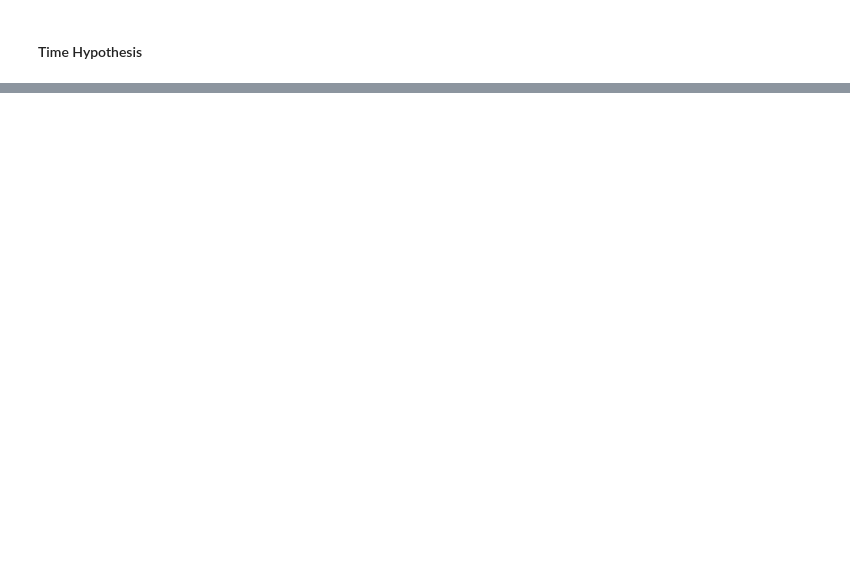
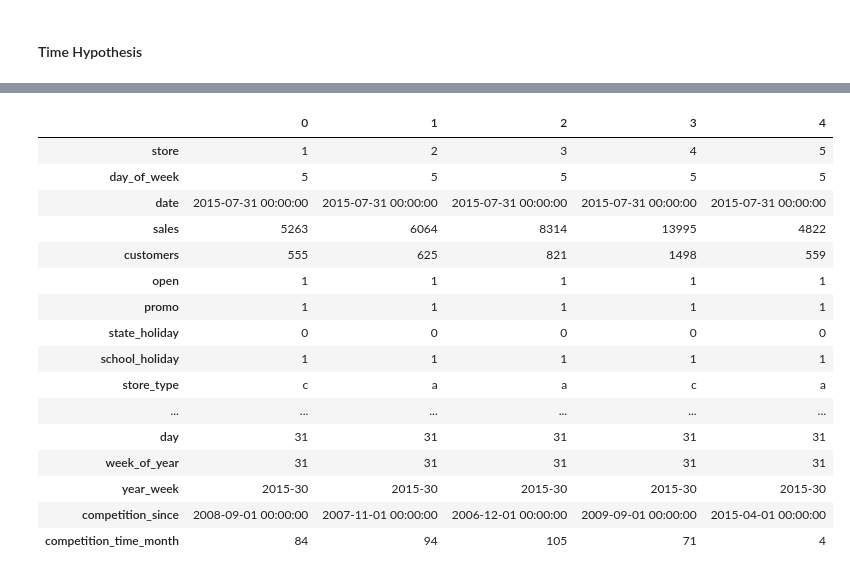
Before and after one commit to marxcerqueira/Data-Science-Projects, a Jupyter notebook: Kaggle-Rossman-Sales-Prediction/Rossman-Store-Sales-Prediction.ipynb, the cells around one changed output, grey strips where cells are left out. Saved outputs shown, nothing was run; the diff lists cells and outputs as text; code cells hidden in the pictures; blank space fills up the shorter version.

```diff
--- a/Kaggle-Rossman-Sales-Prediction/Rossman-Store-Sales-Prediction.ipynb
+++ b/Kaggle-Rossman-Sales-Prediction/Rossman-Store-Sales-Prediction.ipynb
@@ -365,3 +366,5 @@ sns.boxplot(x='assortment', y= 'sales', data=aux1)
 [figure]
 # %% [markdown]
 ## FEATURE ENGINEERING
+# %%
+df2 = df1.copy()
@@ -403,0 +461,48 @@ Image('img/DAILY_STORE_SALES_HYPOTESES.png')
+# %%
+# year
+df2['year'] = df2['date'].dt.year
+
+# month
+df2['month'] = df2['date'].dt.month
+
+# day
+df2['day'] = df2['date'].dt.day
+
+# week of year
+df2['week_of_year'] = df2['date'].dt.weekofyear
+
+# year week
+df2['year_week'] = df2['date'].dt.strftime('%Y-%W')
+
+# competition since (month and year)
+df2['competition_since'] = df2[['competition_open_since_year', 'competition_open_since_month']].apply(lambda x:
+                                                                                                      datetime.datetime( year = x['competition_open_since_year'],
+                                                                                                                        month = x['competition_open_since_month'],
+                                                                                                             day=1), axis = 1)
+df2['competition_time_month'] = ((df2['date'] - df2['competition_since'])/30).apply(lambda x: x.days).astype('int64')
+# promo since
+df2['promo_since'] = str(df2['promo2_since_year']) + '-' +str(df2['promo2_since_week'])
+df2['promo_since'] = df2['promo_since'].apply(lambda x: datetime.datetime.strptime( x + '-1', '%Y-%W-%w') - timedelta(days = 7))
+df2['promo_time_week'] = ()
+# assortment
+# state holiday
+# %%
+df2.head().T
+# %% [output]
+|  | 0 | 1 | 2 | 3 | 4 |
+| store | 1 | 2 | 3 | 4 | 5 |
+| day_of_week | 5 | 5 | 5 | 5 | 5 |
+| date | 2015-07-31 00:00:00 | 2015-07-31 00:00:00 | 2015-07-31 00:00:00 | 2015-07-31 00:00:00 | 2015-07-31 00:00:00 |
+| sales | 5263 | 6064 | 8314 | 13995 | 4822 |
+| customers | 555 | 625 | 821 | 1498 | 559 |
+| open | 1 | 1 | 1 | 1 | 1 |
+| promo | 1 | 1 | 1 | 1 | 1 |
+| state_holiday | 0 | 0 | 0 | 0 | 0 |
+| school_holiday | 1 | 1 | 1 | 1 | 1 |
+| store_type | c | a | a | c | a |
+| ... | ... | ... | ... | ... | ... |
+| day | 31 | 31 | 31 | 31 | 31 |
+| week_of_year | 31 | 31 | 31 | 31 | 31 |
+| year_week | 2015-30 | 2015-30 | 2015-30 | 2015-30 | 2015-30 |
+| competition_since | 2008-09-01 00:00:00 | 2007-11-01 00:00:00 | 2006-12-01 00:00:00 | 2009-09-01 00:00:00 | 2015-04-01 00:00:00 |
+| competition_time_month | 84 | 94 | 105 | 71 | 4 |
```
Also changed, not shown: parts of 11 cells of this notebook.
